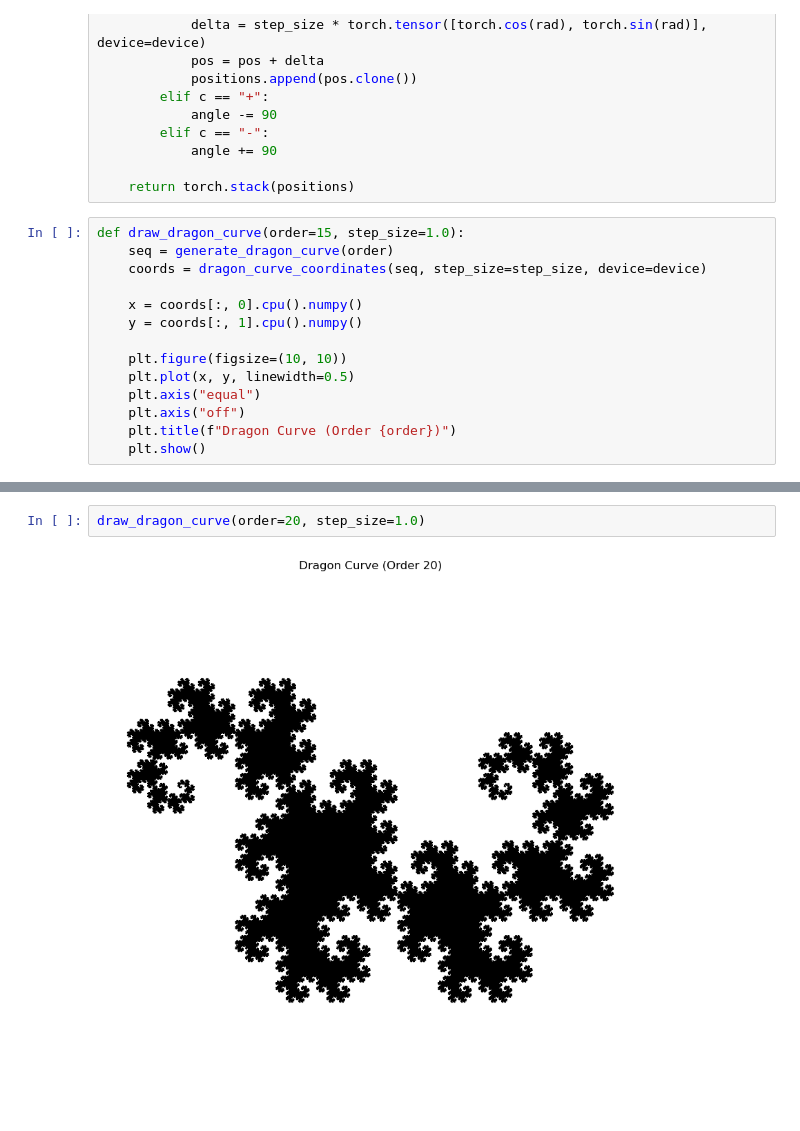
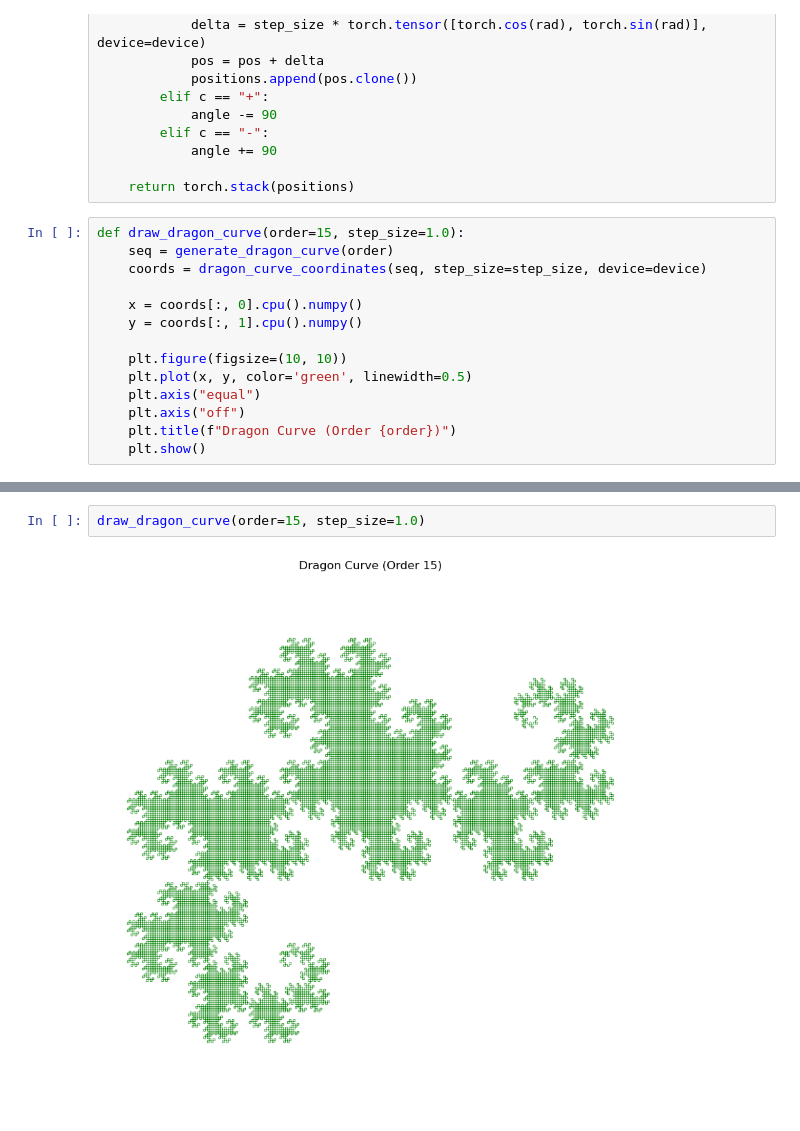
Before and after one commit to lliamsymonds04/dragon-curve, a Jupyter notebook: dragon-curve.ipynb, the cells around one changed output, grey strips where cells are left out. Saved outputs shown, nothing was run; the diff lists cells and outputs as text.

Commit message:
made the dragon green

```diff
--- a/dragon-curve.ipynb
+++ b/dragon-curve.ipynb
@@ -50,7 +50,7 @@ def draw_dragon_curve(order=15, step_size=1.0):
     y = coords[:, 1].cpu().numpy()
 
     plt.figure(figsize=(10, 10))
-    plt.plot(x, y, linewidth=0.5)
+    plt.plot(x, y, color='green', linewidth=0.5)
     plt.axis("equal")
     plt.axis("off")
     plt.title(f"Dragon Curve (Order {order})")
@@ -62,4 +62,4 @@ draw_dragon_curve(order=10, step_size=1.0)
 # %%
-draw_dragon_curve(order=20, step_size=1.0)
+draw_dragon_curve(order=15, step_size=1.0)
 # %% [output]
-[figure, old version]
+[figure, new version]
```
Also changed, not shown: parts of 2 cells of this notebook.
